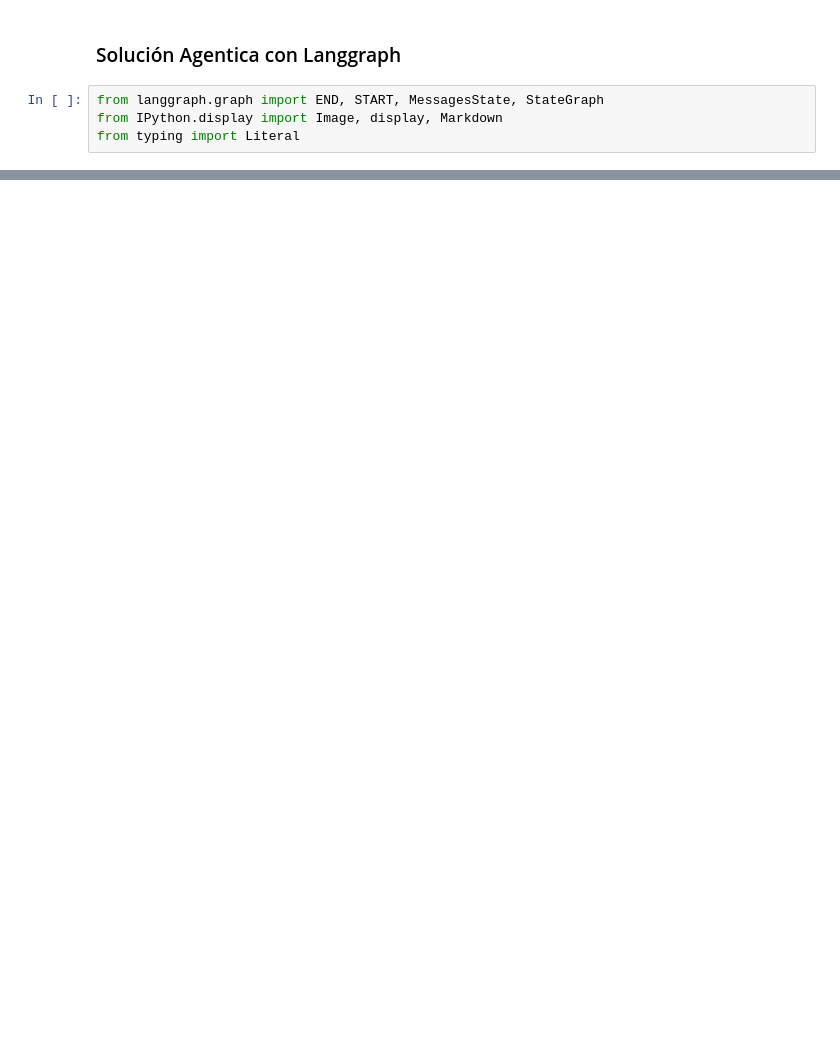
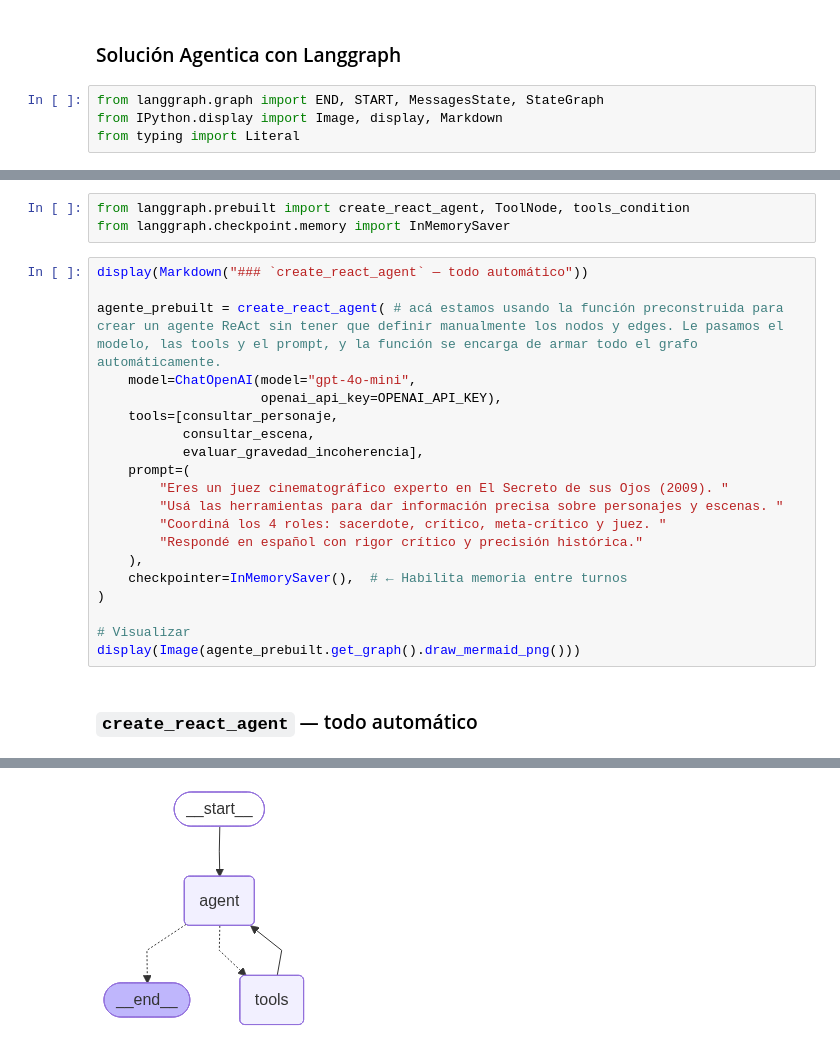
Before and after one commit to oriasmauro/agentsTask, a Jupyter notebook: notebook.ipynb, the cells around one changed output, grey strips where cells are left out. Drawn from its saved outputs; the diff is of its cells as text; blank space fills up the shorter version.

```diff
--- a/notebook.ipynb
+++ b/notebook.ipynb
@@ -594,0 +648,25 @@ La incoherencia en el encierro de Gómez puede ser interpretada más como una de
+# %%
+from langgraph.prebuilt import create_react_agent, ToolNode, tools_condition
+from langgraph.checkpoint.memory import InMemorySaver
+# %%
+display(Markdown("### `create_react_agent` — todo automático"))
+
+agente_prebuilt = create_react_agent( # acá estamos usando la función preconstruida para crear un agente ReAct sin tener que definir manualmente los nodos y edges. Le pasamos el modelo, las tools y el prompt, y la función se encarga de armar todo el grafo automáticamente.
+    model=ChatOpenAI(model="gpt-4o-mini",
+                     openai_api_key=OPENAI_API_KEY),
+    tools=[consultar_personaje,
+           consultar_escena,
+           evaluar_gravedad_incoherencia],
+    prompt=(
+        "Eres un juez cinematográfico experto en El Secreto de sus Ojos (2009). "
+        "Usá las herramientas para dar información precisa sobre personajes y escenas. "
+        "Coordiná los 4 roles: sacerdote, crítico, meta-crítico y juez. "
+        "Respondé en español con rigor crítico y precisión histórica."
+    ),
+    checkpointer=InMemorySaver(),  # ← Habilita memoria entre turnos
+)
+
+# Visualizar
+display(Image(agente_prebuilt.get_graph().draw_mermaid_png()))
+# %% [output]
+### `create_react_agent` — todo automático
@@ -594,0 +675 @@ La incoherencia en el encierro de Gómez puede ser interpretada más como una de
+[figure, added]
```
Also changed, not shown: parts of 36 cells of this notebook, 2 other files.
